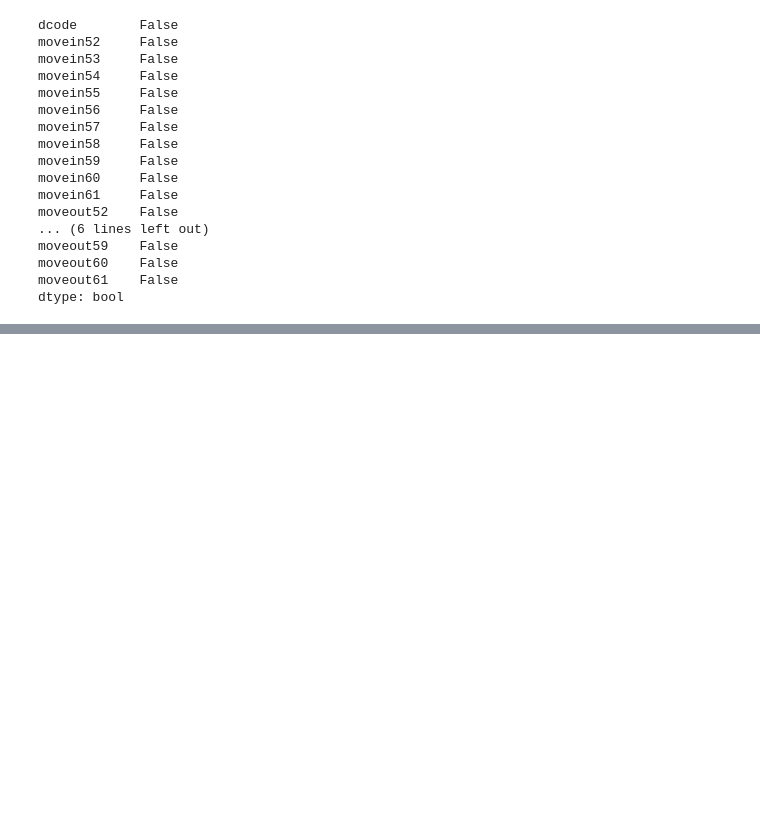
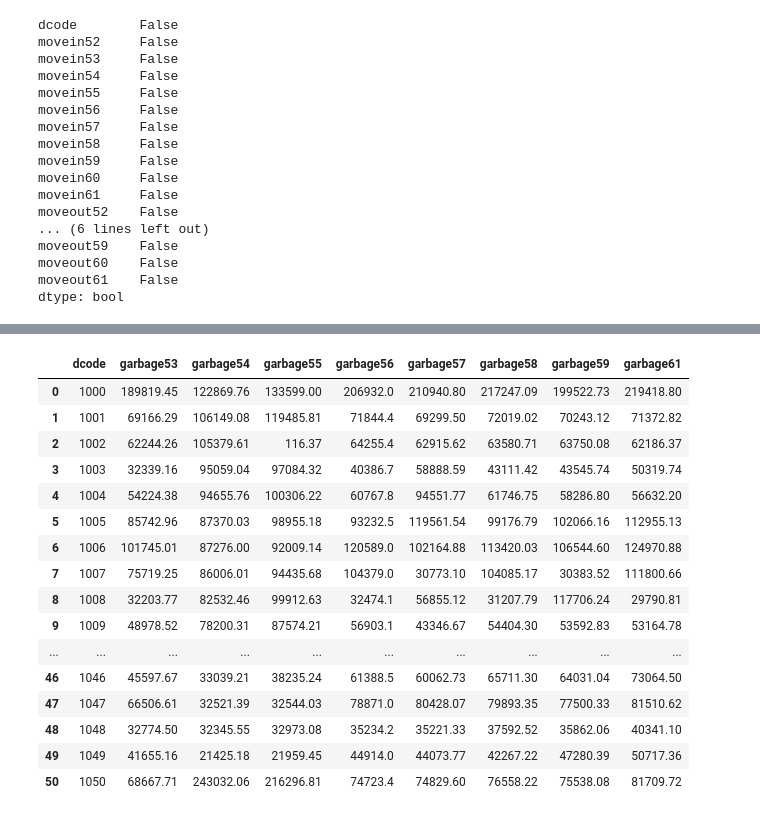
Before and after one commit to Octa-p/DWDM21, a Jupyter notebook: Project_SUKUNA.ipynb, the cells around one changed output, grey strips where cells are left out. Cells and saved outputs as stored; diff of their text form; code cells hidden in the pictures; blank space fills up the shorter version.

```diff
--- a/Project_SUKUNA.ipynb
+++ b/Project_SUKUNA.ipynb
@@ -167,0 +224,2 @@ dtype: bool
+# %%
+garbage.drop(['garbage60','garbageperday60'], axis=1, inplace=True)
@@ -167,0 +294,22 @@ dtype: bool
+# %%
+garbage.drop(['garbageperday53','garbageperday54','garbageperday55','garbageperday56','garbageperday57','garbageperday58','garbageperday59','garbageperday61'], axis=1, inplace=True)
+# %%
+garbage
+# %% [output]
+|  | dcode | garbage53 | garbage54 | garbage55 | garbage56 | garbage57 | garbage58 | garbage59 | garbage61 |
+| 0 | 1000 | 189819.45 | 122869.76 | 133599.00 | 206932.0 | 210940.80 | 217247.09 | 199522.73 | 219418.80 |
+| 1 | 1001 | 69166.29 | 106149.08 | 119485.81 | 71844.4 | 69299.50 | 72019.02 | 70243.12 | 71372.82 |
+| 2 | 1002 | 62244.26 | 105379.61 | 116.37 | 64255.4 | 62915.62 | 63580.71 | 63750.08 | 62186.37 |
+| 3 | 1003 | 32339.16 | 95059.04 | 97084.32 | 40386.7 | 58888.59 | 43111.42 | 43545.74 | 50319.74 |
+| 4 | 1004 | 54224.38 | 94655.76 | 100306.22 | 60767.8 | 94551.77 | 61746.75 | 58286.80 | 56632.20 |
+| 5 | 1005 | 85742.96 | 87370.03 | 98955.18 | 93232.5 | 119561.54 | 99176.79 | 102066.16 | 112955.13 |
+| 6 | 1006 | 101745.01 | 87276.00 | 92009.14 | 120589.0 | 102164.88 | 113420.03 | 106544.60 | 124970.88 |
+| 7 | 1007 | 75719.25 | 86006.01 | 94435.68 | 104379.0 | 30773.10 | 104085.17 | 30383.52 | 111800.66 |
+| 8 | 1008 | 32203.77 | 82532.46 | 99912.63 | 32474.1 | 56855.12 | 31207.79 | 117706.24 | 29790.81 |
+| 9 | 1009 | 48978.52 | 78200.31 | 87574.21 | 56903.1 | 43346.67 | 54404.30 | 53592.83 | 53164.78 |
+| ... | ... | ... | ... | ... | ... | ... | ... | ... | ... |
+| 46 | 1046 | 45597.67 | 33039.21 | 38235.24 | 61388.5 | 60062.73 | 65711.30 | 64031.04 | 73064.50 |
+| 47 | 1047 | 66506.61 | 32521.39 | 32544.03 | 78871.0 | 80428.07 | 79893.35 | 77500.33 | 81510.62 |
+| 48 | 1048 | 32774.50 | 32345.55 | 32973.08 | 35234.2 | 35221.33 | 37592.52 | 35862.06 | 40341.10 |
+| 49 | 1049 | 41655.16 | 21425.18 | 21959.45 | 44914.0 | 44073.77 | 42267.22 | 47280.39 | 50717.36 |
+| 50 | 1050 | 68667.71 | 243032.06 | 216296.81 | 74723.4 | 74829.60 | 76558.22 | 75538.08 | 81709.72 |
```
Also changed, not shown: parts of 20 cells of this notebook.
